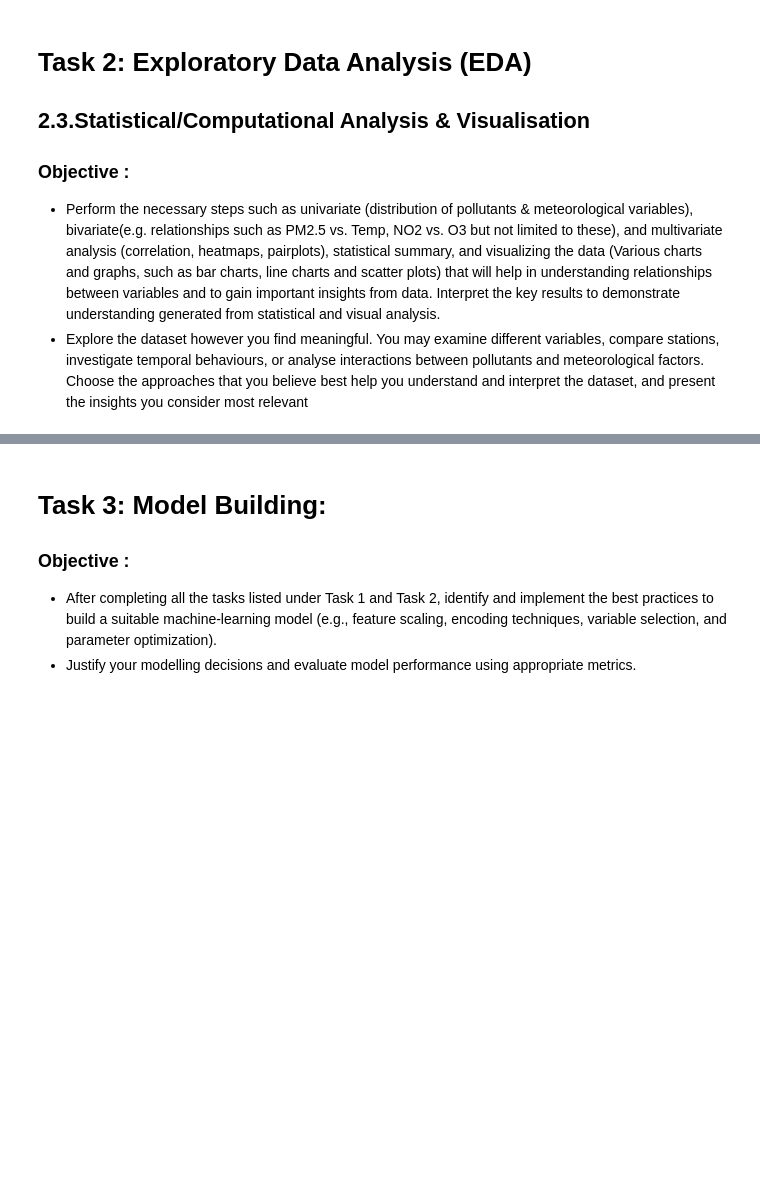
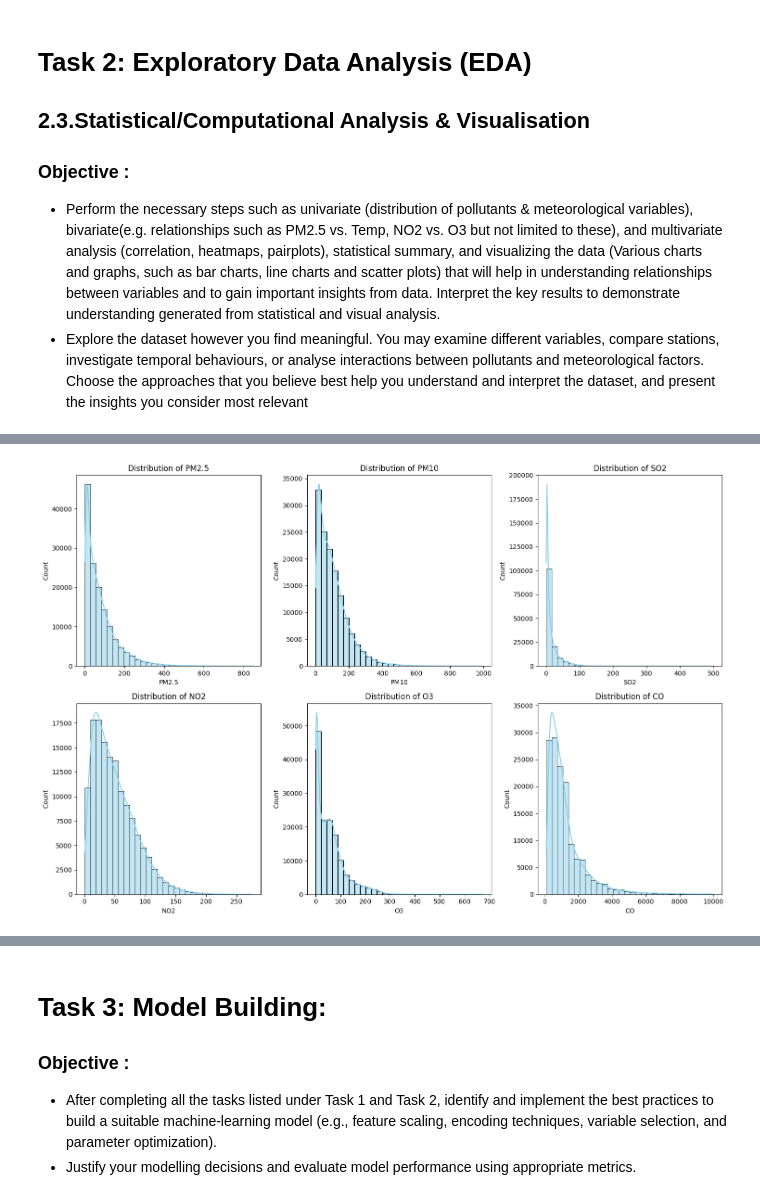
Before and after one commit to SarahPauwels-ucll/prog_for_data_analysis, a Jupyter notebook: load_data.ipynb, the cells around one changed output, grey strips where cells are left out. Cells and saved outputs as stored; diff of their text form; code cells hidden in the pictures; blank space fills up the shorter version.

```diff
--- a/load_data.ipynb
+++ b/load_data.ipynb
@@ -506,3 +506,7 @@ key results to demonstrate understanding generated from statistical and visual a
 stations, investigate temporal behaviours, or analyse interactions between pollutants and
 meteorological factors. Choose the approaches that you believe best help you understand and interpret
 the dataset, and present the insights you consider most relevant
+# %%
+import pandas as pd
+df= pd.read_csv("preprocesed.csv")
+df.describe()
@@ -508,0 +523,4 @@ the dataset, and present the insights you consider most relevant
+# %%
+pollutants = ['PM2.5', 'PM10', 'SO2', 'NO2', 'O3', 'CO']
+stats_summary = df.groupby('station')[pollutants].agg(['mean', 'std', 'max'])
+print(stats_summary)
@@ -508,0 +545,13 @@ the dataset, and present the insights you consider most relevant
+# %%
+import seaborn as sns
+import matplotlib.pyplot as plt
+
+plt.figure(figsize=(15, 10))
+for i, col in enumerate(pollutants, 1):
+    plt.subplot(2, 3, i)
+    sns.histplot(df[col], kde=True, bins=30, color='skyblue')
+    plt.title(f'Distribution of {col}')
+plt.tight_layout()
+plt.show()
+# %% [output]
+[figure, added]
```
Also changed, not shown: parts of 10 cells of this notebook.
